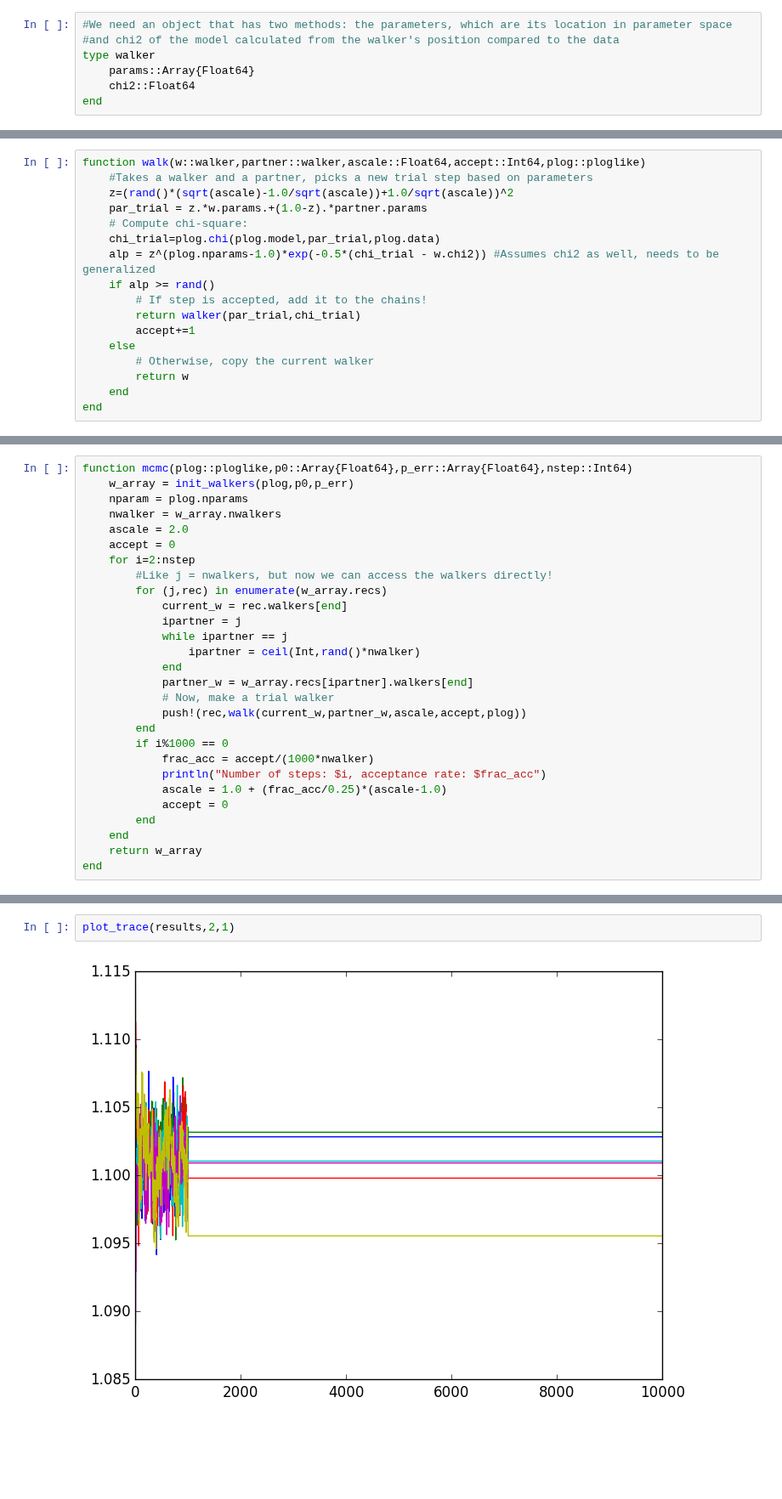
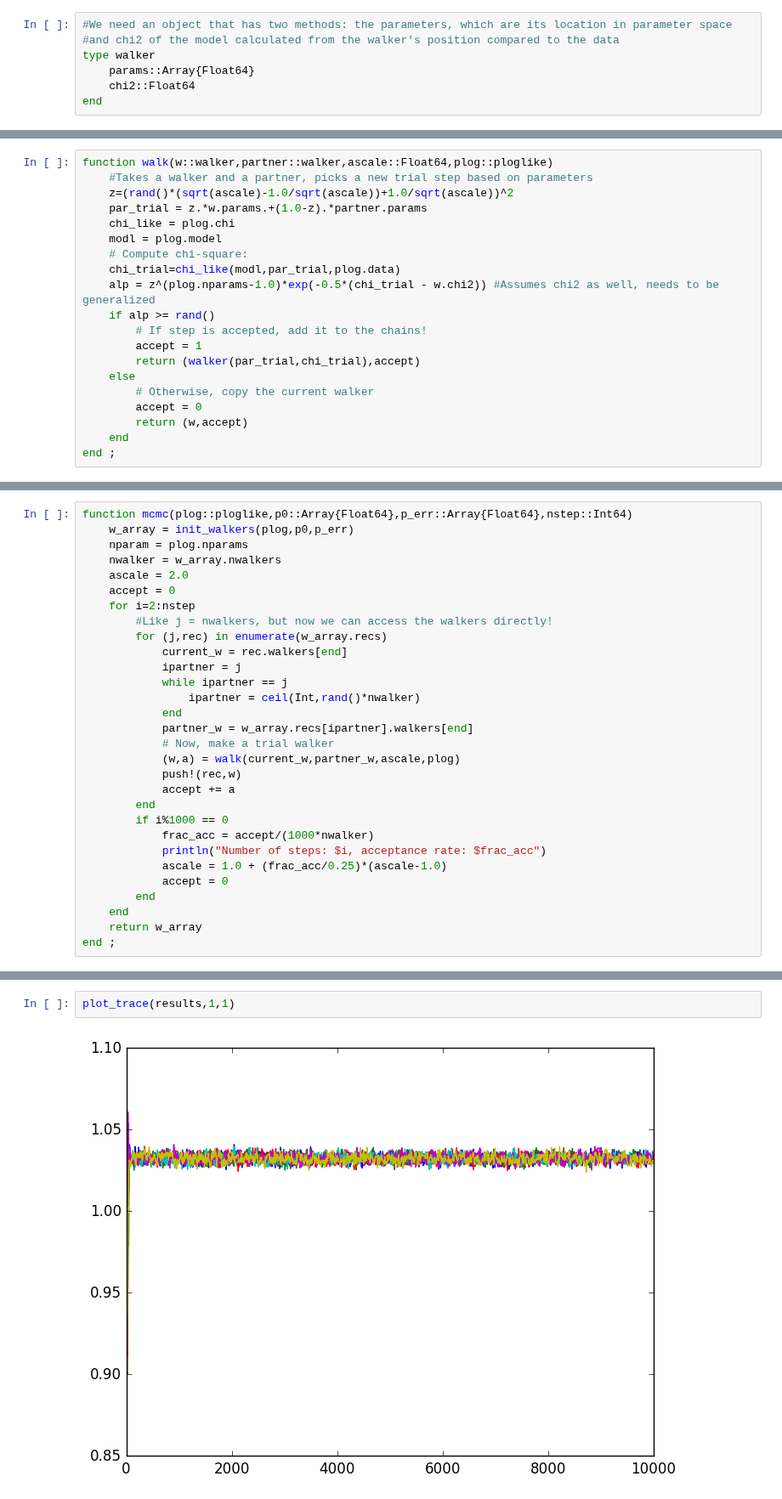
Before and after one commit to jlustigy/ExoJulia, a Jupyter notebook: Homework/hw4/mc_julia.ipynb, the cells around one changed output, grey strips where cells are left out. Shown at 85% size. Drawn from its saved outputs; the diff is of its cells as text; blank space fills up the shorter version.

Commit message:
ploglike functionality incorporated

```diff
--- a/Homework/hw4/mc_julia.ipynb
+++ b/Homework/hw4/mc_julia.ipynb
@@ -85,17 +75,20 @@ init_walkers (generic function with 1 method)
 # %%
-function walk(w::walker,partner::walker,ascale::Float64,accept::Int64,plog::ploglike)
+function walk(w::walker,partner::walker,ascale::Float64,plog::ploglike)
     #Takes a walker and a partner, picks a new trial step based on parameters
     z=(rand()*(sqrt(ascale)-1.0/sqrt(ascale))+1.0/sqrt(ascale))^2
     par_trial = z.*w.params.+(1.0-z).*partner.params
+    chi_like = plog.chi
+    modl = plog.model
     # Compute chi-square:
-    chi_trial=plog.chi(plog.model,par_trial,plog.data)
+    chi_trial=chi_like(modl,par_trial,plog.data)
     alp = z^(plog.nparams-1.0)*exp(-0.5*(chi_trial - w.chi2)) #Assumes chi2 as well, needs to be generalized
     if alp >= rand()
         # If step is accepted, add it to the chains!
-        return walker(par_trial,chi_trial)
-        accept+=1
+        accept = 1
+        return (walker(par_trial,chi_trial),accept)
     else
         # Otherwise, copy the current walker
-        return w
+        accept = 0
+        return (w,accept)
     end
-end
+end ;
@@ -118,7 +109,9 @@ function mcmc(plog::ploglike,p0::Array{Float64},p_err::Array{Float64},nstep::Int
             end
             partner_w = w_array.recs[ipartner].walkers[end]
             # Now, make a trial walker
-            push!(rec,walk(current_w,partner_w,ascale,accept,plog))
+            (w,a) = walk(current_w,partner_w,ascale,plog)
+            push!(rec,w)
+            accept += a
         end
         if i%1000 == 0
             frac_acc = accept/(1000*nwalker)
@@ -128,4 +121,4 @@ function mcmc(plog::ploglike,p0::Array{Float64},p_err::Array{Float64},nstep::Int
         end
     end
     return w_array
-end
+end ;
@@ -295,6 +268,6 @@ plot_walkers(results,1,2,1)
 PyObject <matplotlib.collections.PathCollection object at 0x...>
 # %%
-plot_trace(results,2,1)
+plot_trace(results,1,1)
 # %% [output]
-[figure, old version]
+[figure, new version]
 # %% [markdown]
```
Also changed, not shown: parts of 21 cells of this notebook, 1 other file.
